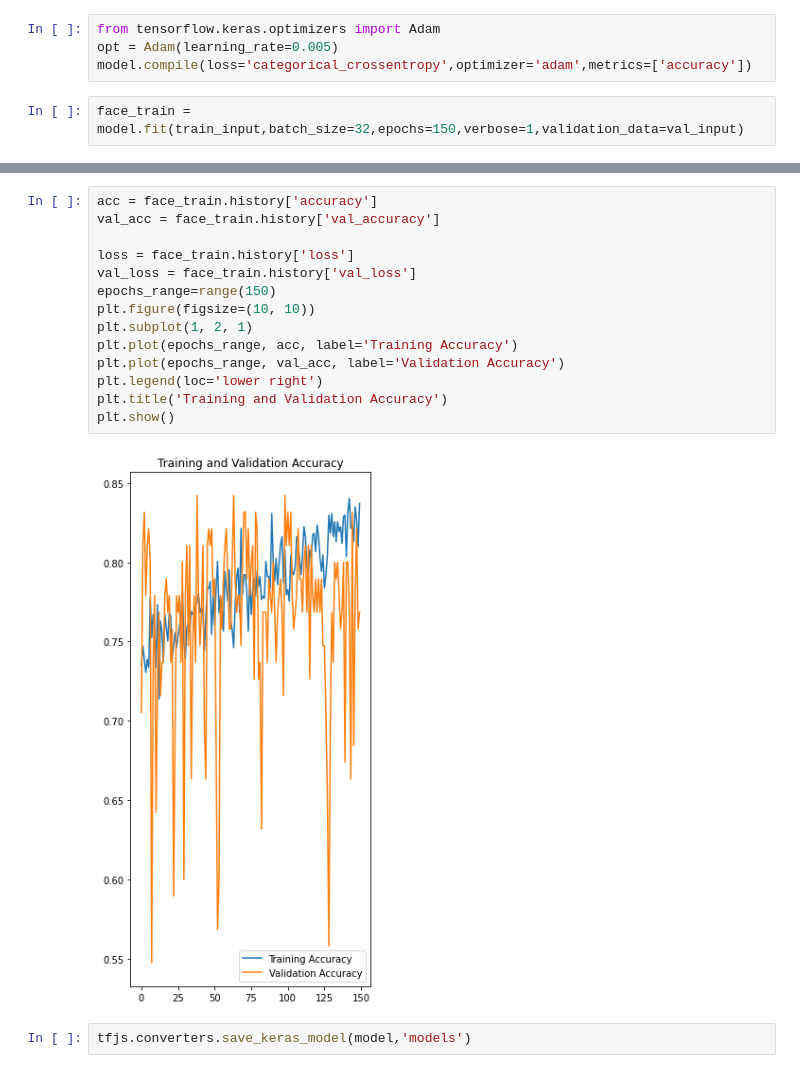
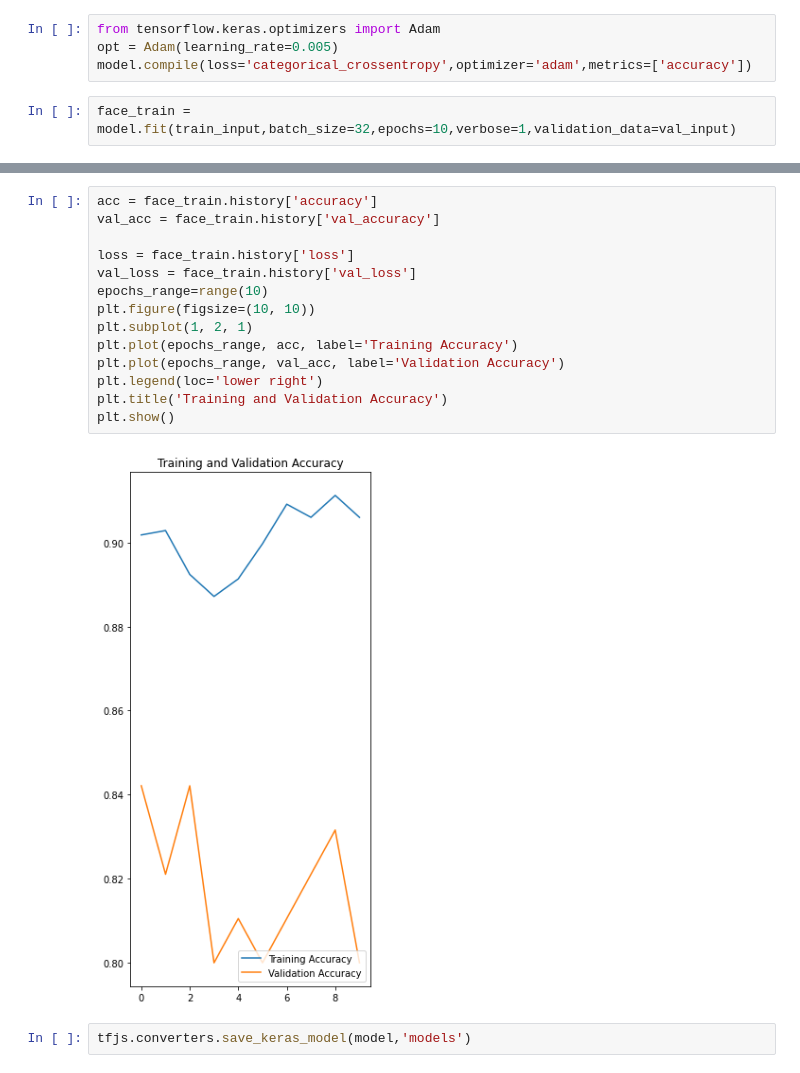
Before and after one commit to PhucTran112233/ProjectAI, a Jupyter notebook: Project_AI_Celeb_vn.ipynb, the cells around one changed output, grey strips where cells are left out. Cells and saved outputs as stored; diff of their text form.

```diff
--- a/Project_AI_Celeb_vn.ipynb
+++ b/Project_AI_Celeb_vn.ipynb
@@ -116,5 +116,5 @@ from tensorflow.keras.optimizers import Adam
 opt = Adam(learning_rate=0.005)
 model.compile(loss='categorical_crossentropy',optimizer='adam',metrics=['accuracy'])
 # %%
-face_train = model.fit(train_input,batch_size=32,epochs=150,verbose=1,validation_data=val_input)
+face_train = model.fit(train_input,batch_size=32,epochs=10,verbose=1,validation_data=val_input)
 # %% [output]
@@ -138,18 +141,18 @@ Epoch 150/150
 # %%
 acc = face_train.history['accuracy']
 val_acc = face_train.history['val_accuracy']
 
 loss = face_train.history['loss']
 val_loss = face_train.history['val_loss']
-epochs_range=range(150)
+epochs_range=range(10)
 plt.figure(figsize=(10, 10))
 plt.subplot(1, 2, 1)
 plt.plot(epochs_range, acc, label='Training Accuracy')
 plt.plot(epochs_range, val_acc, label='Validation Accuracy')
 plt.legend(loc='lower right')
 plt.title('Training and Validation Accuracy')
 plt.show()
 # %% [output]
-[figure, old version]
+[figure, new version]
 # %%
 tfjs.converters.save_keras_model(model,'models')
```
Also changed, not shown: parts of 1 cell of this notebook.
